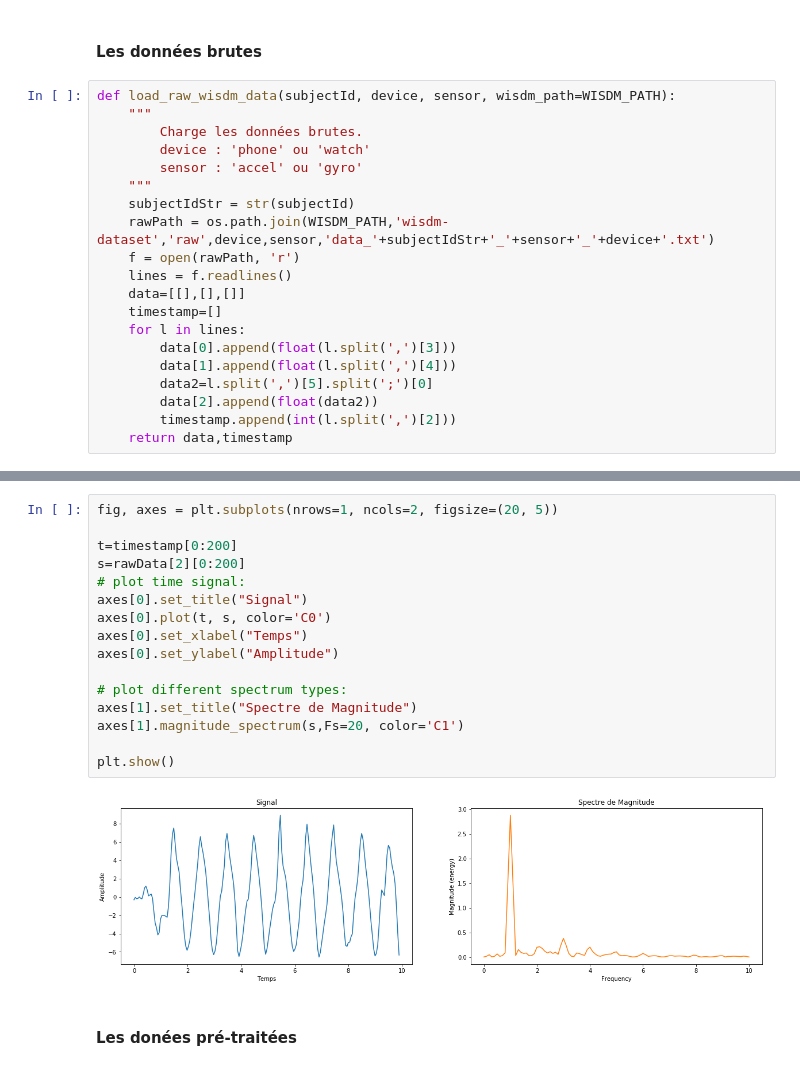
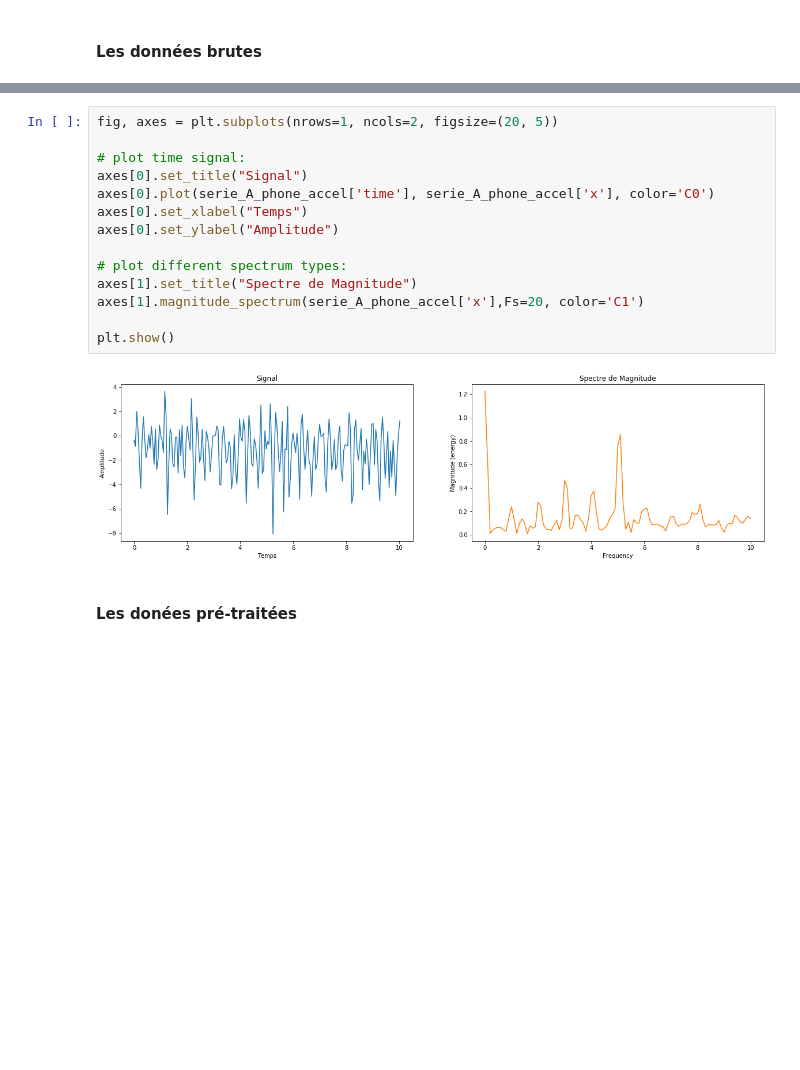
Before and after one commit to BaptisteSaintArnoult/human-activity-recognition, a Jupyter notebook: machin-learning-using-CRIPS-DM-process.ipynb, the cells around one changed output, grey strips where cells are left out. Saved outputs shown, nothing was run; the diff lists cells and outputs as text; blank space fills up the shorter version.

```diff
--- a/machin-learning-using-CRIPS-DM-process.ipynb
+++ b/machin-learning-using-CRIPS-DM-process.ipynb
@@ -73,23 +134,3 @@ Ce jeu de données est composé de données provenant de 51 personnes à qui on
 Un pré-traitement des données a déja été fait dans le jeu de données. Il en résulte un des données etiquetées sur les exemples au lieu de données étiquetées sur une série temporelle. Le traitement pour faire cela consiste à utiliser une fonction porte de 10s sur chaque série temporelle de données.
 # %% [markdown]
 #### Les données brutes
-# %%
-def load_raw_wisdm_data(subjectId, device, sensor, wisdm_path=WISDM_PATH):
-    """
-        Charge les données brutes.
-        device : 'phone' ou 'watch'
-        sensor : 'accel' ou 'gyro'
-    """
-    subjectIdStr = str(subjectId)
-    rawPath = os.path.join(WISDM_PATH,'wisdm-dataset','raw',device,sensor,'data_'+subjectIdStr+'_'+sensor+'_'+device+'.txt')
-    f = open(rawPath, 'r')
-    lines = f.readlines()
-    data=[[],[],[]]
-    timestamp=[]
-    for l in lines:
-        data[0].append(float(l.split(',')[3]))
-        data[1].append(float(l.split(',')[4]))
-        data2=l.split(',')[5].split(';')[0]
-        data[2].append(float(data2))
-        timestamp.append(int(l.split(',')[2]))
-    return data,timestamp
@@ -208,20 +228,18 @@ plt.show()
 # %%
 fig, axes = plt.subplots(nrows=1, ncols=2, figsize=(20, 5))
 
-t=timestamp[0:200]
-s=rawData[2][0:200]
 # plot time signal:
 axes[0].set_title("Signal")
-axes[0].plot(t, s, color='C0')
+axes[0].plot(serie_A_phone_accel['time'], serie_A_phone_accel['x'], color='C0')
 axes[0].set_xlabel("Temps")
 axes[0].set_ylabel("Amplitude")
 
 # plot different spectrum types:
 axes[1].set_title("Spectre de Magnitude")
-axes[1].magnitude_spectrum(s,Fs=20, color='C1')
+axes[1].magnitude_spectrum(serie_A_phone_accel['x'],Fs=20, color='C1')
 
 plt.show()
 # %% [output]
-[figure, old version]
+[figure, new version]
 # %% [markdown]
 #### Les donées pré-traitées
```
Also changed, not shown: parts of 34 cells of this notebook.
